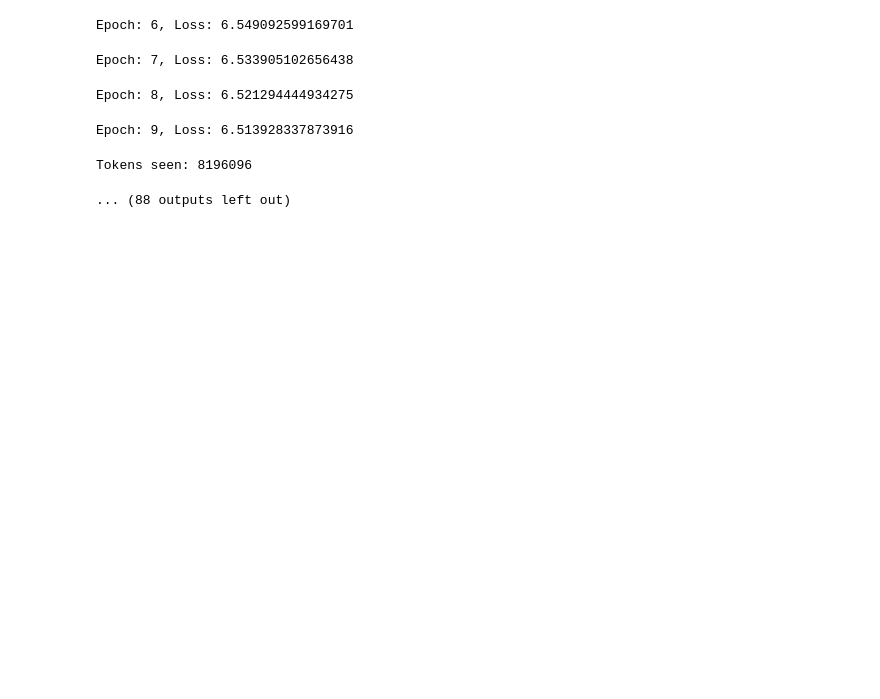
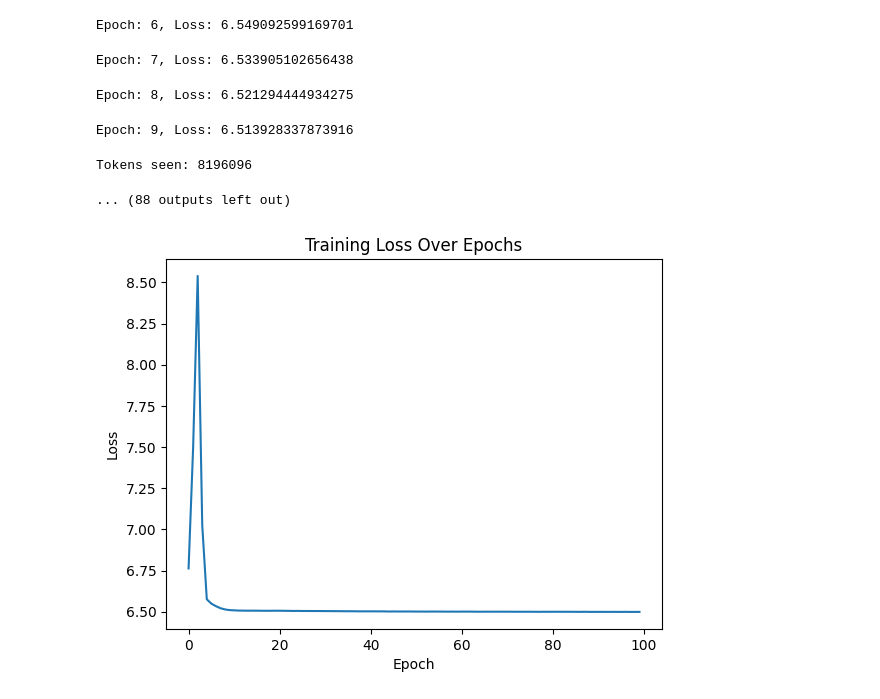
Before and after one commit to LeeYoungH/llm_making_lee, a Jupyter notebook: making-llm-lee.ipynb, the cells around one changed output. Cells and saved outputs as stored; diff of their text form; code cells hidden in the pictures; blank space fills up the shorter version.

```diff
--- a/making-llm-lee.ipynb
+++ b/making-llm-lee.ipynb
@@ -397,3 +397,15 @@ Epoch: 8, Loss: 6.521294444934275
 Epoch: 9, Loss: 6.513928337873916
 Tokens seen: 8196096
 ... (88 outputs left out)
+# %%
+import matplotlib.pyplot as plt
+
+plt.plot(losses)
+plt.xlabel('Epoch')
+plt.ylabel('Loss')
+plt.title('Training Loss Over Epochs')
+plt.show()
+
+# 보충: validation loss를 같이 그려서 비교하는 사례 https://www.geeksforgeeks.org/training-and-validation-loss-in-deep-learning/
+# %% [output]
+[figure, added]
```
Also changed, not shown: parts of 3 cells of this notebook.
